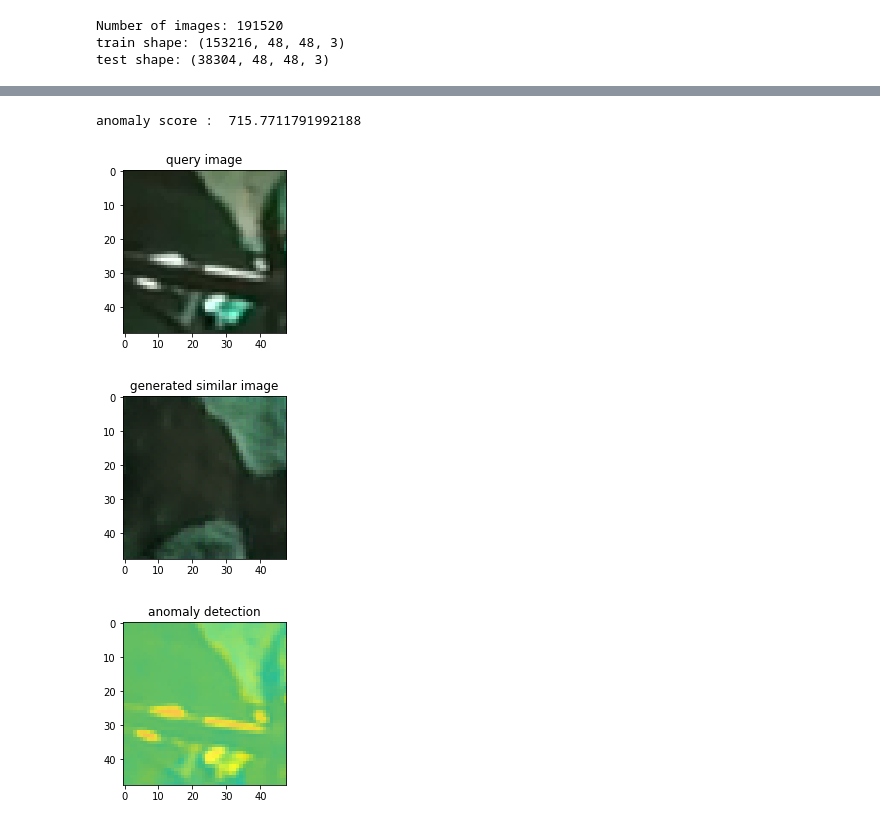
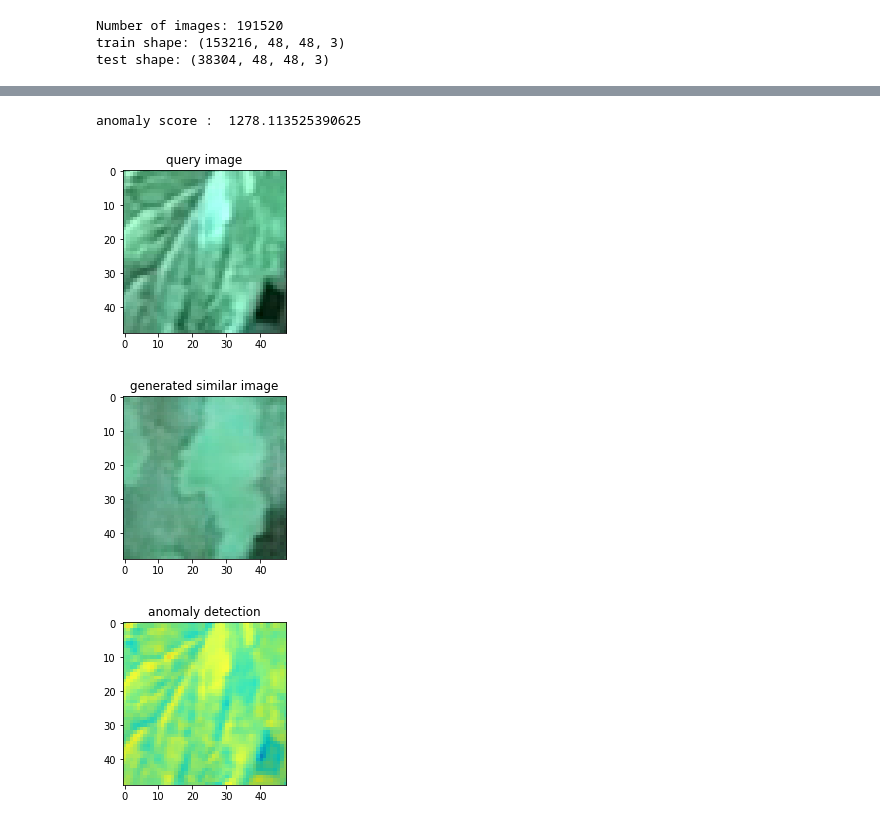
Before and after one commit to MaestriaElectronicaTEC/adversarial-anomaly-detector, a Jupyter notebook: models/anogan/AnoGAN.ipynb, the cells around one changed output, grey strips where cells are left out. Drawn from its saved outputs; the diff is of its cells as text; code cells hidden in the pictures.

```diff
--- a/models/anogan/AnoGAN.ipynb
+++ b/models/anogan/AnoGAN.ipynb
@@ -38,7 +38,7 @@ for folder in folders:
     for file in os.listdir(BASE_FOLDER + folder + '/'):
         img = cv2.imread(BASE_FOLDER + folder + '/' + file)
         img = cv2.resize(img, (48, 48), interpolation = cv2.INTER_NEAREST)
-        img = img.astype(np.float32) / 255.0
+        img = (img.astype(np.float32) - 127.5) / 127.5
         data[counter,:,:,:] = img
         counter = counter + 1
 
@@ -66,3 +68,3 @@ plt.show()
 # %%
-Model_d, Model_g = anogan.train(32, 10, X_train, True)
+Model_d, Model_g = anogan.train(32, 20, X_train, False)
 # %% [output]
@@ -104,8 +115,8 @@ def anomaly_detection(test_img, g=None, d=None):
     np_residual = (np_residual + 2)/4
 
     np_residual = (255*np_residual).astype(np.uint8)
-    original_x = (test_img.reshape(48,48,3)*255).astype(np.uint8)
-    similar_x = (similar_img.reshape(48,48,3)*255).astype(np.uint8)
+    original_x = ((test_img.reshape(48,48,3)*127.5)+127.5).astype(np.uint8)
+    similar_x = ((similar_img.reshape(48,48,3)*127.5)+127.5).astype(np.uint8)
 
     #original_x_color = cv2.cvtColor(original_x, cv2.COLOR_GRAY2BGR)
     residual_color = cv2.applyColorMap(np_residual, cv2.COLORMAP_JET)
@@ -134,13 +145,13 @@ def anomaly_evaluation(test_img):
     plt.show()
 # %%
 ### compute anomaly score - sample from test set
-test_img = X_test_original[25]
+test_img = X_test_original[29]
 anomaly_evaluation(np.array([test_img]))
 # %% [output]
-anomaly score :  715.7711791992188
+anomaly score :  1278.113525390625
-[figure, old version]
+[figure, new version]
-[figure, old version]
+[figure, new version]
-[figure, old version]
+[figure, new version]
 # %%
 test_img2 = X_test_original[1]
 anomaly_evaluation(np.array([test_img2]))
```
Also changed, not shown: parts of 6 cells of this notebook, 1 other file.
